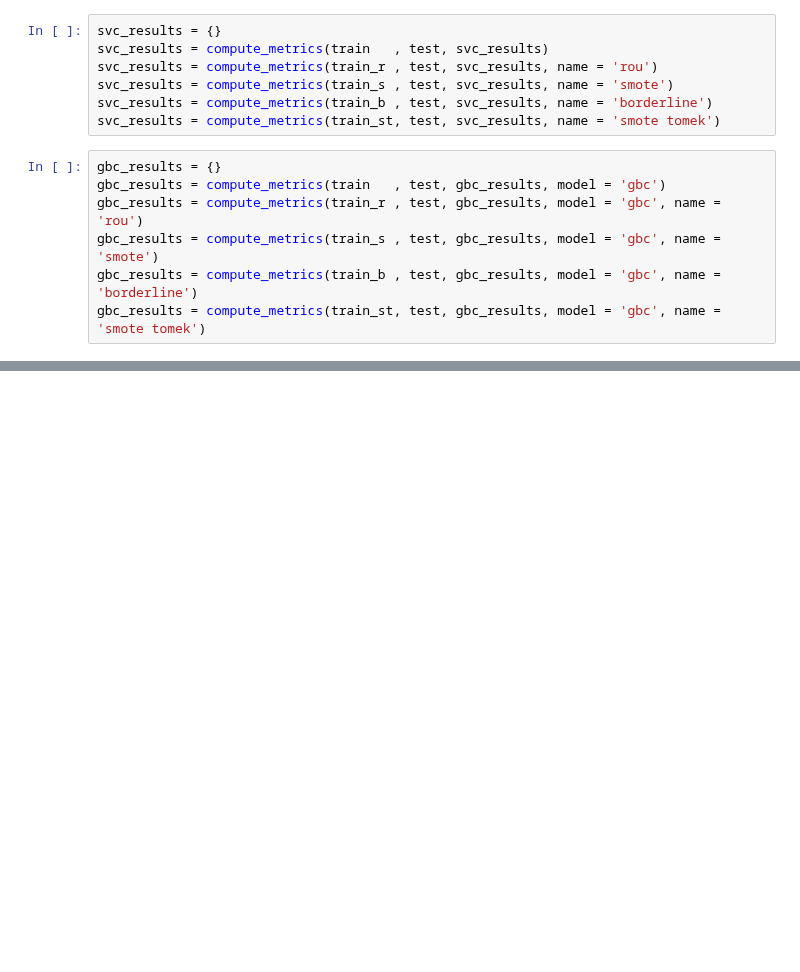
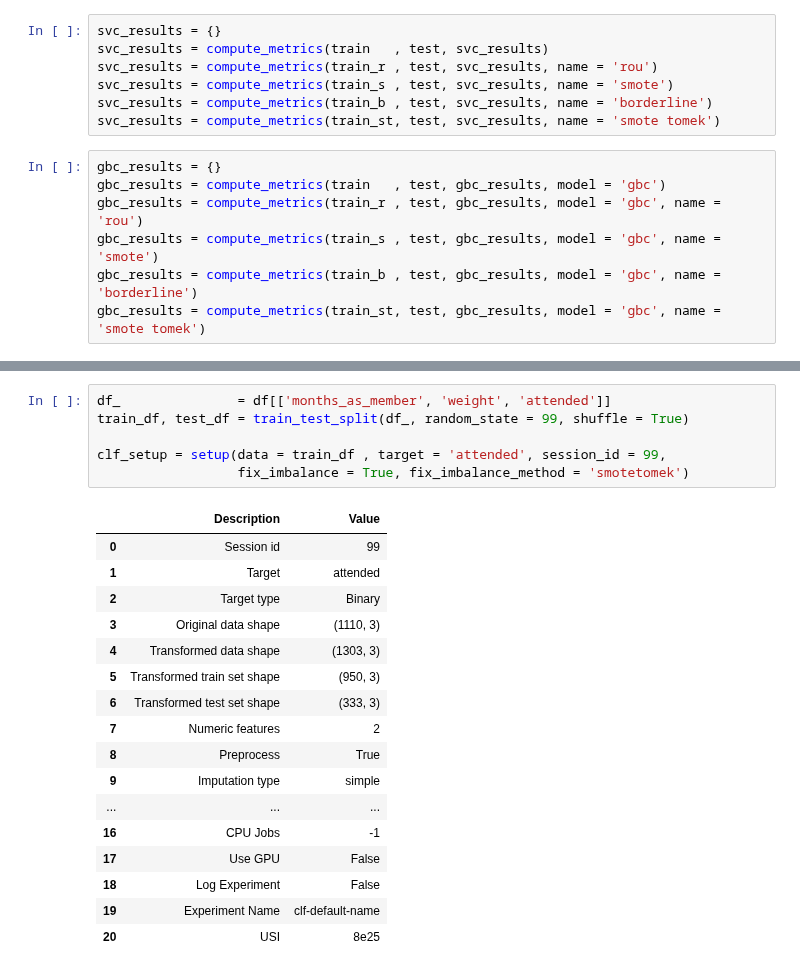
Before and after one commit to EvoDmiK/TIL, a Jupyter notebook: Kaggle/ML/ Classification/[Kaggle] Fitness class.ipynb, the cells around one changed output, grey strips where cells are left out. Cells and saved outputs as stored; diff of their text form; blank space fills up the shorter version.

```diff
--- a/Kaggle/ML/ Classification/[Kaggle] Fitness class.ipynb
+++ b/Kaggle/ML/ Classification/[Kaggle] Fitness class.ipynb
@@ -293,0 +328,24 @@ compare_dataset_result(gbc_results)
+# %%
+df_               = df[['months_as_member', 'weight', 'attended']]
+train_df, test_df = train_test_split(df_, random_state = 99, shuffle = True)
+
+clf_setup = setup(data = train_df , target = 'attended', session_id = 99,
+                  fix_imbalance = True, fix_imbalance_method = 'smotetomek')
+# %% [output]
+|  | Description | Value |
+| 0 | Session id | 99 |
+| 1 | Target | attended |
+| 2 | Target type | Binary |
+| 3 | Original data shape | (1110, 3) |
+| 4 | Transformed data shape | (1303, 3) |
+| 5 | Transformed train set shape | (950, 3) |
+| 6 | Transformed test set shape | (333, 3) |
+| 7 | Numeric features | 2 |
+| 8 | Preprocess | True |
+| 9 | Imputation type | simple |
+| ... | ... | ... |
+| 16 | CPU Jobs | -1 |
+| 17 | Use GPU | False |
+| 18 | Log Experiment | False |
+| 19 | Experiment Name | clf-default-name |
+| 20 | USI | 8e25 |
```
Also changed, not shown: parts of 16 cells of this notebook.
